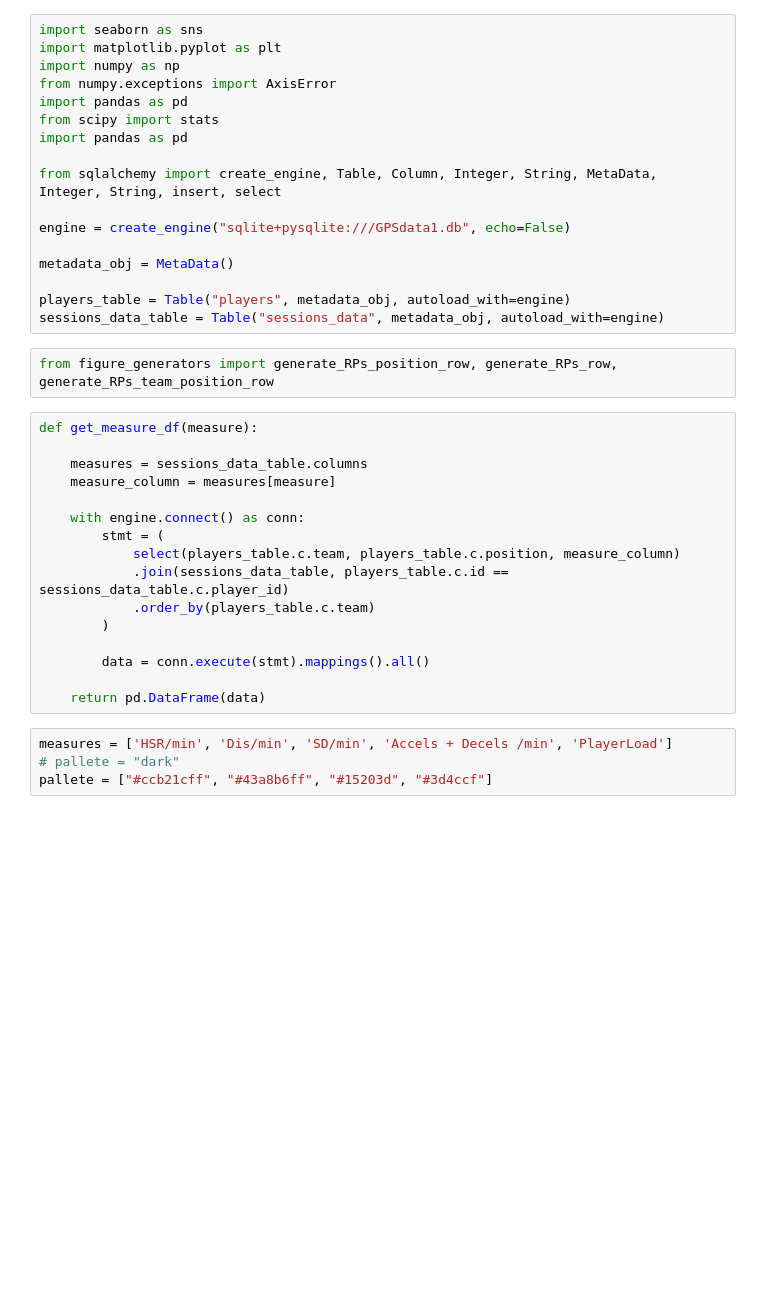
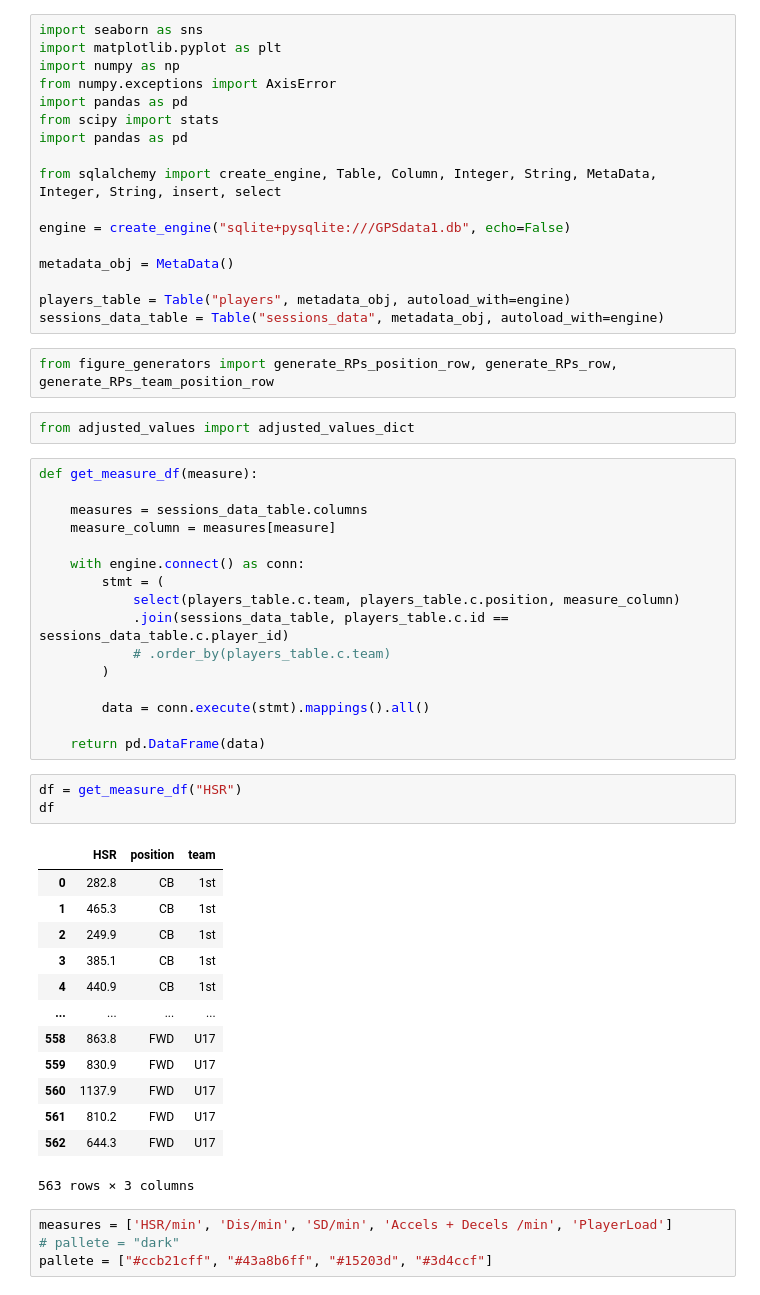
Before and after one commit to JTPiingtoh/GPSproject, a Jupyter notebook: study_figures_final.ipynb, the cells around one changed output. Drawn from its saved outputs; the diff is of its cells as text; blank space fills up the shorter version.

```diff
--- a/study_figures_final.ipynb
+++ b/study_figures_final.ipynb
@@ -17,6 +17,8 @@ players_table = Table("players", metadata_obj, autoload_with=engine)
 sessions_data_table = Table("sessions_data", metadata_obj, autoload_with=engine)
 # %%
 from figure_generators import generate_RPs_position_row, generate_RPs_row, generate_RPs_team_position_row
+# %%
+from adjusted_values import adjusted_values_dict
 # %%
 def get_measure_df(measure):
 
@@ -27,12 +29,29 @@ def get_measure_df(measure):
         stmt = (
             select(players_table.c.team, players_table.c.position, measure_column)
             .join(sessions_data_table, players_table.c.id == sessions_data_table.c.player_id)
-            .order_by(players_table.c.team)
+            # .order_by(players_table.c.team)
         )
 
         data = conn.execute(stmt).mappings().all()
 
     return pd.DataFrame(data)
+# %%
+df = get_measure_df("HSR")
+df
+# %% [output]
+|  | HSR | position | team |
+| 0 | 282.8 | CB | 1st |
+| 1 | 465.3 | CB | 1st |
+| 2 | 249.9 | CB | 1st |
+| 3 | 385.1 | CB | 1st |
+| 4 | 440.9 | CB | 1st |
+| ... | ... | ... | ... |
+| 558 | 863.8 | FWD | U17 |
+| 559 | 830.9 | FWD | U17 |
+| 560 | 1137.9 | FWD | U17 |
+| 561 | 810.2 | FWD | U17 |
+| 562 | 644.3 | FWD | U17 |
+563 rows × 3 columns
 # %%
 measures = ['HSR/min', 'Dis/min', 'SD/min', 'Accels + Decels /min', 'PlayerLoad']
 # pallete = "dark"
```
Also changed, not shown: parts of 5 cells of this notebook, 1 other file.
